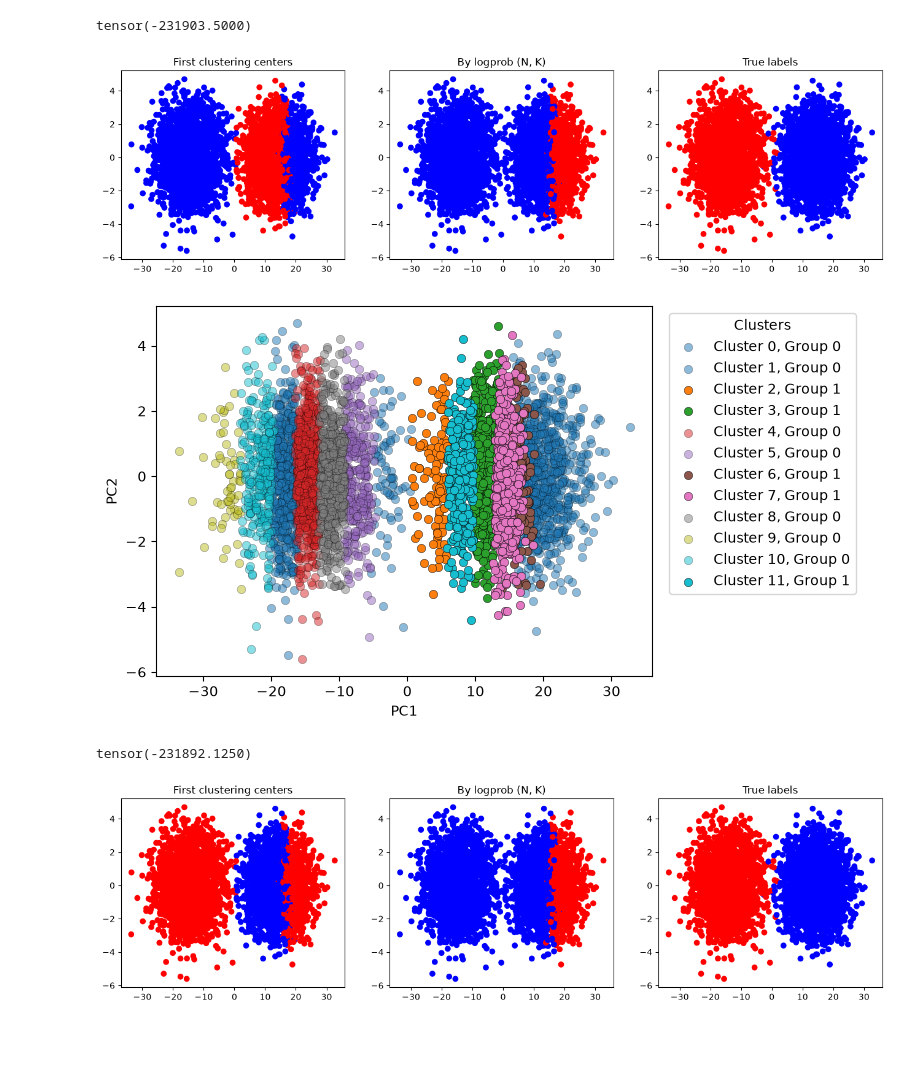
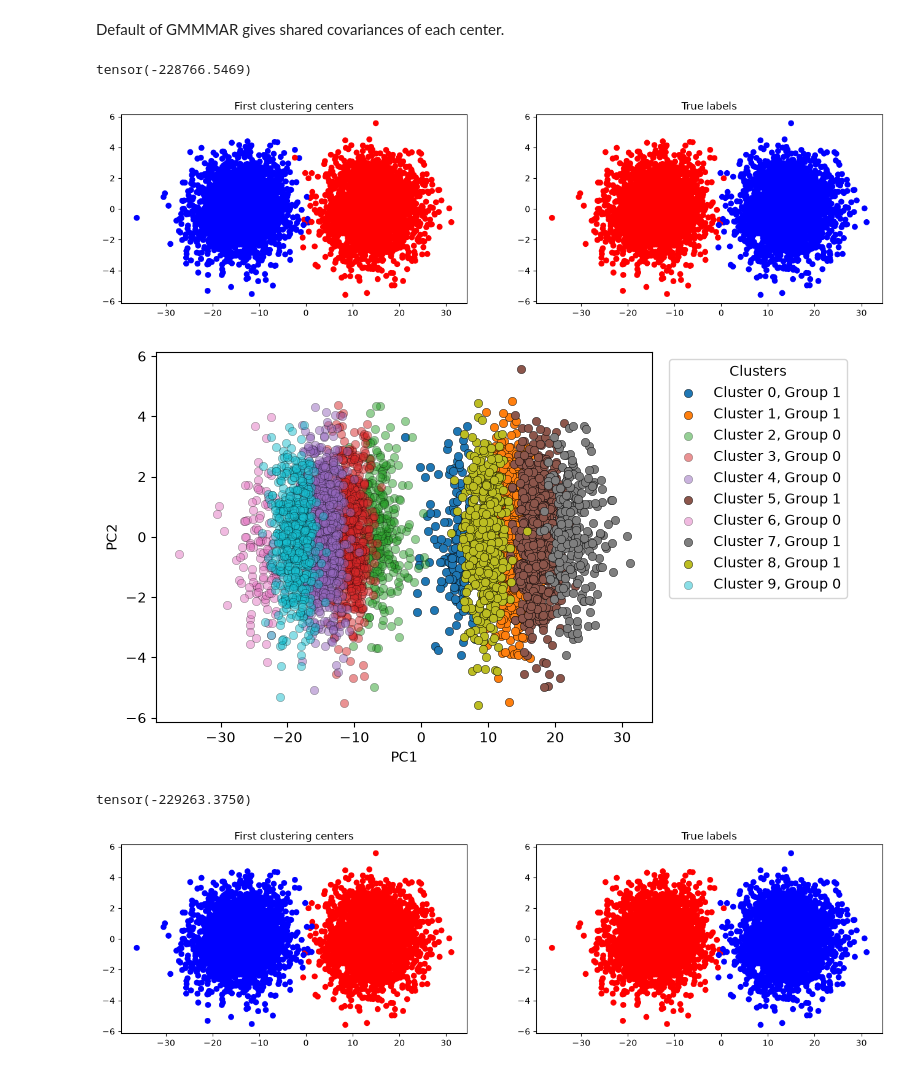
Before and after one commit to huimin-hu-stat/MAR-v2, a Jupyter notebook: clustering.ipynb, the cells around one changed output. Drawn from its saved outputs; the diff is of its cells as text; code cells hidden in the pictures; blank space fills up the shorter version.

```diff
--- a/clustering.ipynb
+++ b/clustering.ipynb
@@ -137,9 +152,3 @@ def ampute_mar_pd(X, prop=0.2):
     X_missing.iloc[:, :] = X_missing.where(mask)
 
     return torch.tensor(mask)
-# %%
-data = load_breast_cancer(as_frame=True)
-X, y = data.data, data.target
-
-X = torch.tensor(X.to_numpy())
-M = ampute_mar_tensor(X)
@@ -220,10 +224,13 @@ idx = torch.randperm(n)[:int(n/2)]
 X[idx] = Y2 @ U
 X += torch.randn_like(X)
 # %%
-M = ampute_mar_tensor(X)
+am = AmputeMAR()
+M = am.ampute(X)[1]
 # %%
 true_labels = torch.ones(n)
 true_labels[idx] = 2
+# %% [markdown]
+Default of GMMMAR gives shared covariances of each center.
 # %%
 cl = Clustering(X, M, k_range=(0,20))
 topk_ind = cl.cluster_by_logprob(X, M)
@@ -239,21 +245,21 @@ pcs = pca.fit_transform(X)
 # %%
 print(cl.log_prob_x(X).sum())
 # %% [output]
-tensor(-231903.5000)
+tensor(-228766.5469)
 # %%
-_, axes = plt.subplots(1,3, figsize=(16,4))
+_, axes = plt.subplots(1,2, figsize=(16,4))
 axes[0].scatter(pcs[:,0], pcs[:,1], c=np.where(labels_centers, 'red', 'blue'))
 axes[0].set_title('First clustering centers')
 
-axes[1].scatter(pcs[:,0], pcs[:,1], c=np.where(labels_topk, 'red', 'blue'))
-axes[1].set_title('By logprob (N, K)')
+# axes[1].scatter(pcs[:,0], pcs[:,1], c=np.where(labels_topk, 'red', 'blue'))
+# axes[1].set_title('By logprob (N, K)')
 
-axes[2].scatter(pcs[:,0], pcs[:,1], c=np.where(true_labels==1, 'red', 'blue'))
-axes[2].set_title('True labels')
+axes[1].scatter(pcs[:,0], pcs[:,1], c=np.where(true_labels==1, 'red', 'blue'))
+axes[1].set_title('True labels')
 
 plt.show()
 # %% [output]
-[figure, old version]
+[figure, new version]
 # %%
 labels = cl.which_cluster(X, M)
 
@@ -277,7 +283,7 @@ plt.ylabel("PC2")
 plt.legend(title="Clusters", loc="upper left", bbox_to_anchor=(1.02, 1))
 plt.show()
 # %% [output]
-[figure, old version]
+[figure, new version]
 # %%
 cl = Clustering(X, M, k_range=(0,20))
 topk_ind = cl.cluster_by_logprob(X, M)
@@ -293,22 +299,22 @@ pcs = pca.fit_transform(X)
 # %%
 print(cl.log_prob_x(X).sum())
 # %% [output]
-tensor(-231892.1250)
+tensor(-229263.3750)
 # %%
-_, axes = plt.subplots(1,3, figsize=(16,4))
+_, axes = plt.subplots(1,2, figsize=(16,4))
 
 axes[0].scatter(pcs[:,0], pcs[:,1], c=np.where(labels_centers, 'red', 'blue'))
 axes[0].set_title('First clustering centers')
 
-axes[1].scatter(pcs[:,0], pcs[:,1], c=np.where(labels_topk, 'red', 'blue'))
-axes[1].set_title('By logprob (N, K)')
+# axes[1].scatter(pcs[:,0], pcs[:,1], c=np.where(labels_topk, 'red', 'blue'))
+# axes[1].set_title('By logprob (N, K)')
 
-axes[2].scatter(pcs[:,0], pcs[:,1], c=np.where(true_labels==1, 'red', 'blue'))
-axes[2].set_title('True labels')
+axes[1].scatter(pcs[:,0], pcs[:,1], c=np.where(true_labels==1, 'red', 'blue'))
+axes[1].set_title('True labels')
 
 plt.show()
 # %% [output]
-[figure, old version]
+[figure, new version]
 # %%
 labels = cl.which_cluster(X, M)
 
```
Also changed, not shown: parts of 11 cells of this notebook.
